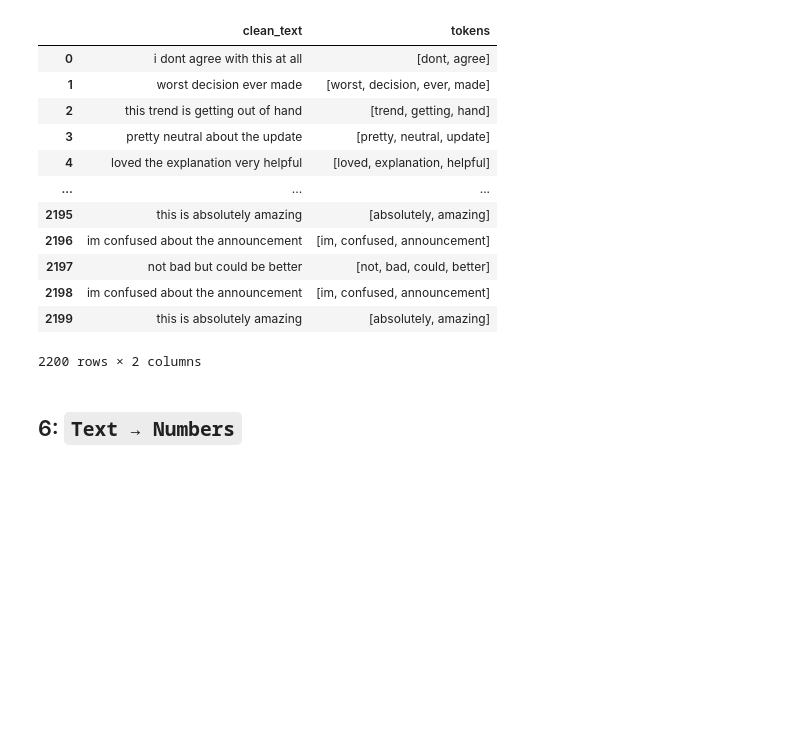
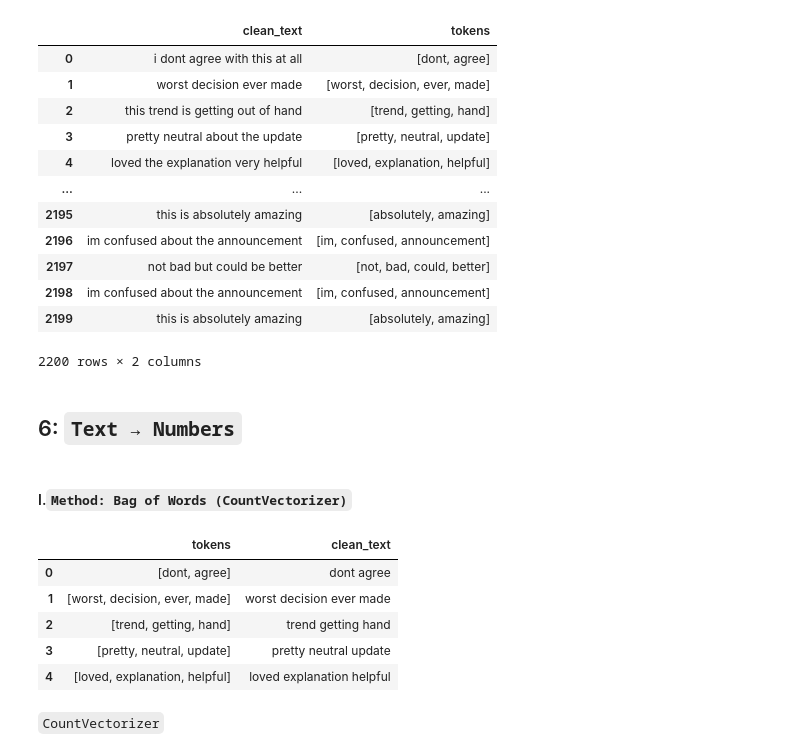
Before and after one commit to DEVELOPER-MANISH007/Kaggle-Notebook, a Jupyter notebook: 2. Notebook/NOTEBOOKS/main.ipynb, the cells around one changed output. Drawn from its saved outputs; the diff is of its cells as text; code cells hidden in the pictures; blank space fills up the shorter version.

````diff
--- a/2. Notebook/NOTEBOOKS/main.ipynb
+++ b/2. Notebook/NOTEBOOKS/main.ipynb
@@ -455,3 +455,5 @@ df[['clean_text','tokens']]
 2200 rows × 2 columns
 # %% [markdown]
 ## 6: ``Text → Numbers``
+# %% [markdown]
+#### I.```Method: Bag of Words (CountVectorizer)```
@@ -457,0 +462,11 @@ df[['clean_text','tokens']]
+# %%
+df[['tokens', 'clean_text']].head()
+# %% [output]
+|  | tokens | clean_text |
+| 0 | [dont, agree] | dont agree |
+| 1 | [worst, decision, ever, made] | worst decision ever made |
+| 2 | [trend, getting, hand] | trend getting hand |
+| 3 | [pretty, neutral, update] | pretty neutral update |
+| 4 | [loved, explanation, helpful] | loved explanation helpful |
+# %% [markdown]
+```CountVectorizer```
````
Also changed, not shown: parts of 17 cells of this notebook, 1 other file.
